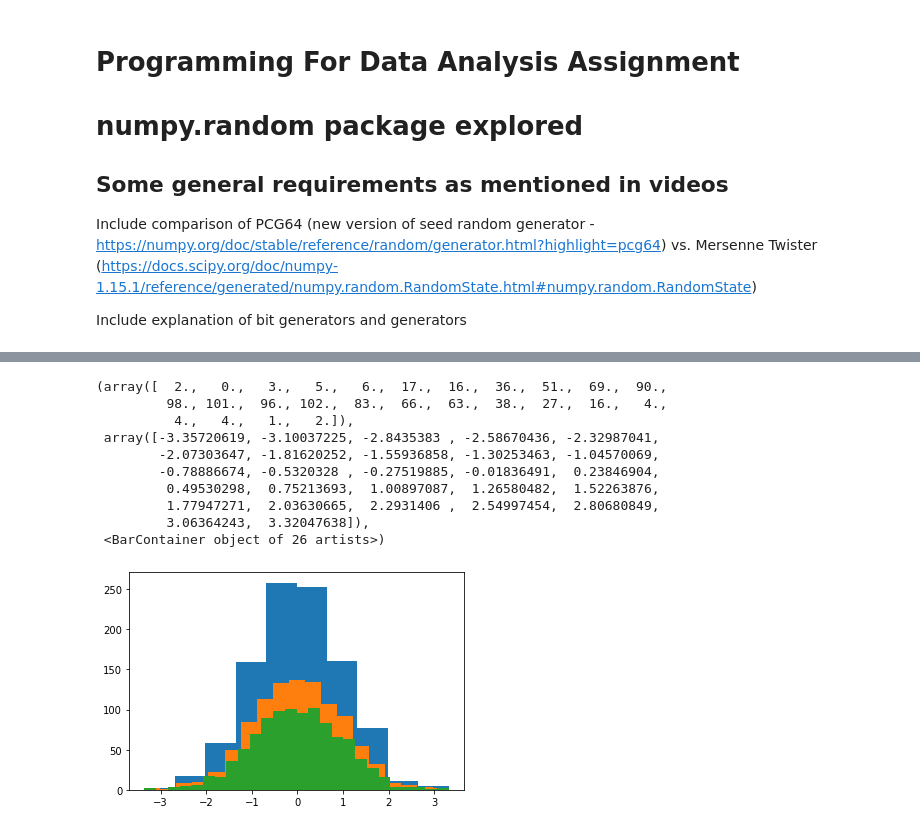
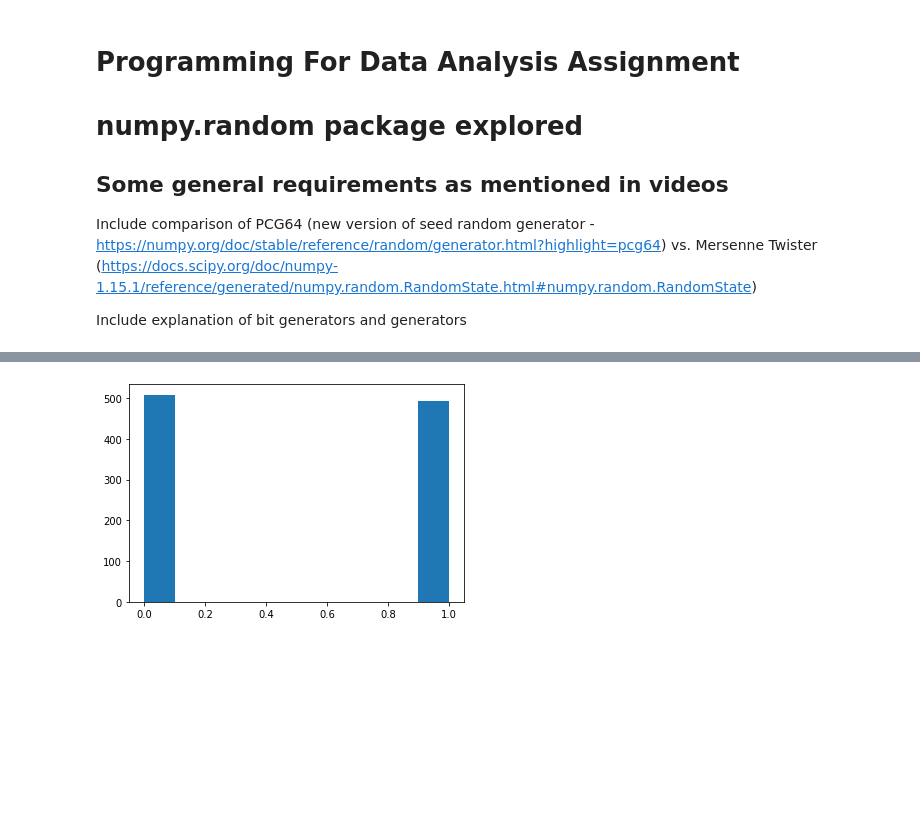
Before and after one commit to itskeithstudent/Programming-for-Data-Analysis-52465-Assignment, a Jupyter notebook: numpy_random.ipynb, the cells around one changed output, grey strips where cells are left out. Saved outputs shown, nothing was run; the diff lists cells and outputs as text; code cells hidden in the pictures; blank space fills up the shorter version.

Commit message:
Update Markdown text for explaining numpy.random, add example for binomial and exponential distribution

```diff
--- a/numpy_random.ipynb
+++ b/numpy_random.ipynb
@@ -165,17 +155,5 @@ bin_formula = range_norm*(n**(1/3))/(3.49*stdev)
-# %%
-plt.hist(random_norm)
-
-plt.hist(random_norm, bins=int(bin_formula))
-plt.hist(random_norm, bins='auto')
-# %% [output]
-(array([  2.,   0.,   3.,   5.,   6.,  17.,  16.,  36.,  51.,  69.,  90.,
-         98., 101.,  96., 102.,  83.,  66.,  63.,  38.,  27.,  16.,   4.,
-          4.,   4.,   1.,   2.]),
- array([-3.35720619, -3.10037225, -2.8435383 , -2.58670436, -2.32987041,
-        -2.07303647, -1.81620252, -1.55936858, -1.30253463, -1.04570069,
-        -0.78886674, -0.5320328 , -0.27519885, -0.01836491,  0.23846904,
-         0.49530298,  0.75213693,  1.00897087,  1.26580482,  1.52263876,
-         1.77947271,  2.03630665,  2.2931406 ,  2.54997454,  2.80680849,
-         3.06364243,  3.32047638]),
- <BarContainer object of 26 artists>)
-[figure, removed]
+# %%
+bin_coin_dist = rng.binomial( n=1, p=0.5, size=1000) #distribution for 1 coin flip
+plt.hist(bin_coin_dist); #show histogram of distribution
+# %% [output]
+[figure, added]
```
Also changed, not shown: parts of 29 cells of this notebook.
